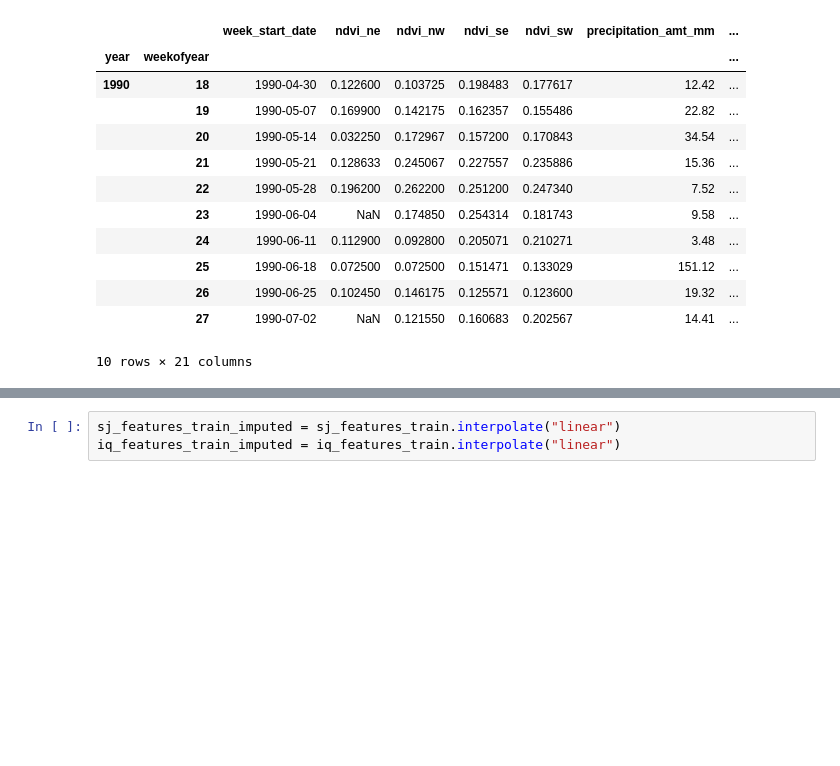
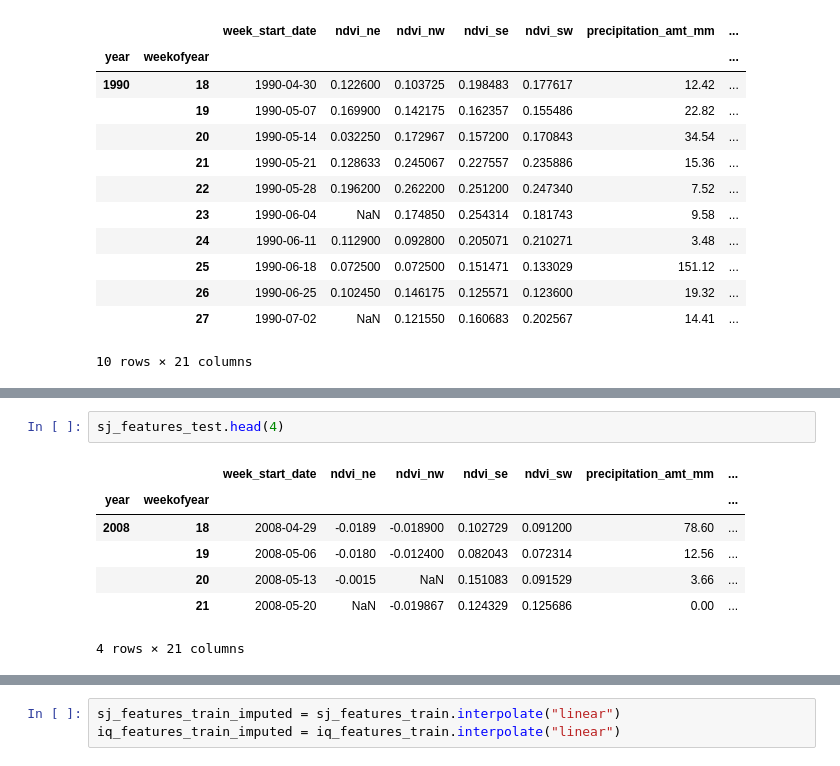
Before and after one commit to GasparSekula/PredictingDiseaseSpread, a Jupyter notebook: notebooks/FE.ipynb, the cells around one changed output, grey strips where cells are left out. Cells and saved outputs as stored; diff of their text form; blank space fills up the shorter version.

Commit message:
fe: difference visualization and adding rows to test df

```diff
--- a/notebooks/FE.ipynb
+++ b/notebooks/FE.ipynb
@@ -30,0 +54,10 @@ sj_features_train.head(n=10)
+# %%
+sj_features_test.head(4)
+# %% [output]
+|  |  | week_start_date | ndvi_ne | ndvi_nw | ndvi_se | ndvi_sw | precipitation_amt_mm | ... |
+| year | weekofyear |  |  |  |  |  |  | ... |
+| 2008 | 18 | 2008-04-29 | -0.0189 | -0.018900 | 0.102729 | 0.091200 | 78.60 | ... |
+|  | 19 | 2008-05-06 | -0.0180 | -0.012400 | 0.082043 | 0.072314 | 12.56 | ... |
+|  | 20 | 2008-05-13 | -0.0015 | NaN | 0.151083 | 0.091529 | 3.66 | ... |
+|  | 21 | 2008-05-20 | NaN | -0.019867 | 0.124329 | 0.125686 | 0.00 | ... |
+4 rows × 21 columns
```
Also changed, not shown: parts of 15 cells of this notebook, 2 other files.
